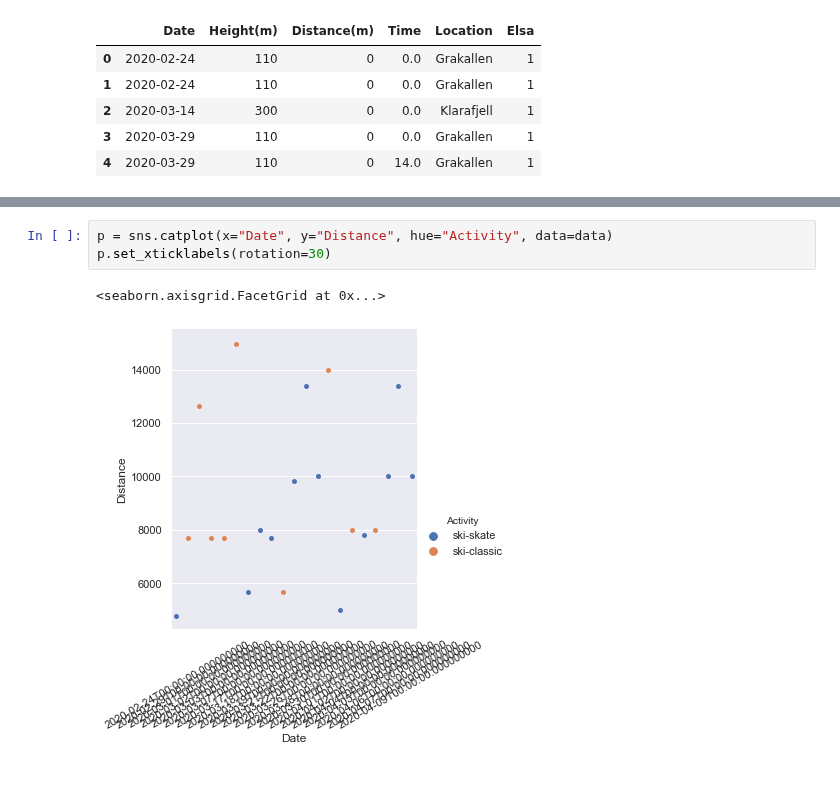
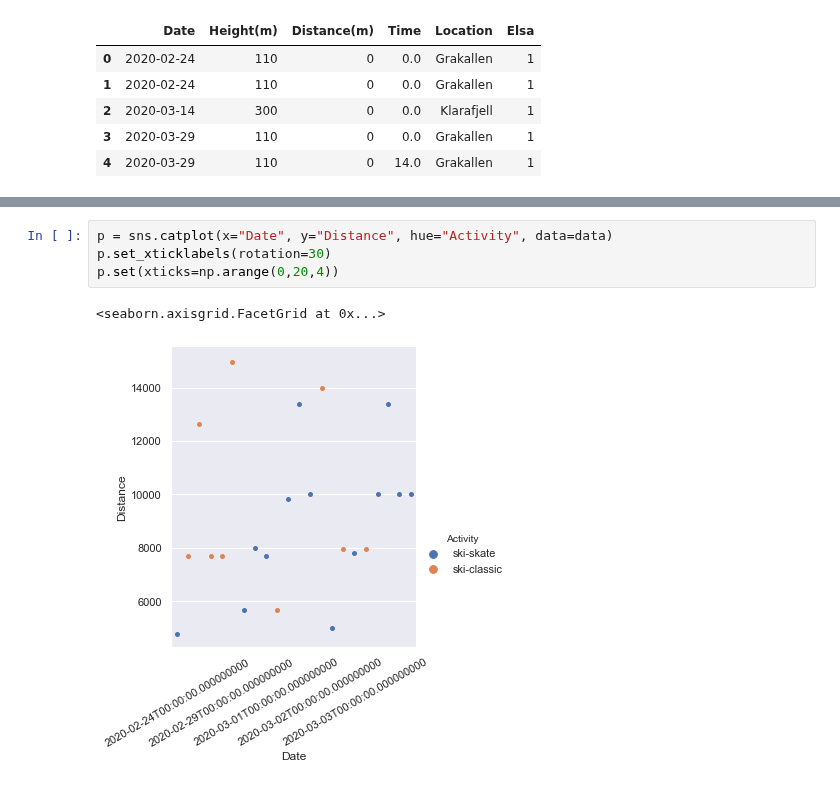
Before and after one commit to Olarm/Treningsdagbok, a Jupyter notebook: oversikt.ipynb, the cells around one changed output, grey strips where cells are left out. Cells and saved outputs as stored; diff of their text form.

```diff
--- a/oversikt.ipynb
+++ b/oversikt.ipynb
@@ -102,7 +106,8 @@ show(p)
 # %%
 p = sns.catplot(x="Date", y="Distance", hue="Activity", data=data)
 p.set_xticklabels(rotation=30)
+p.set(xticks=np.arange(0,20,4))
 # %% [output]
 <seaborn.axisgrid.FacetGrid at 0x...>
-[figure, old version]
+[figure, new version]
 # %%
```
Also changed, not shown: parts of 9 cells of this notebook, 2 other files.
